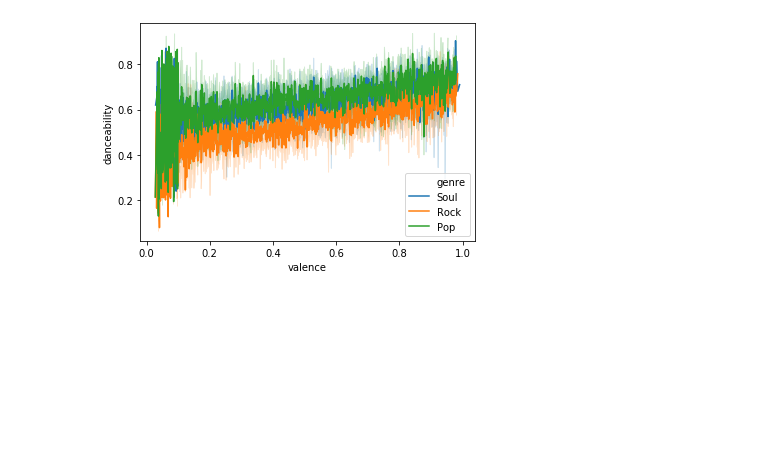
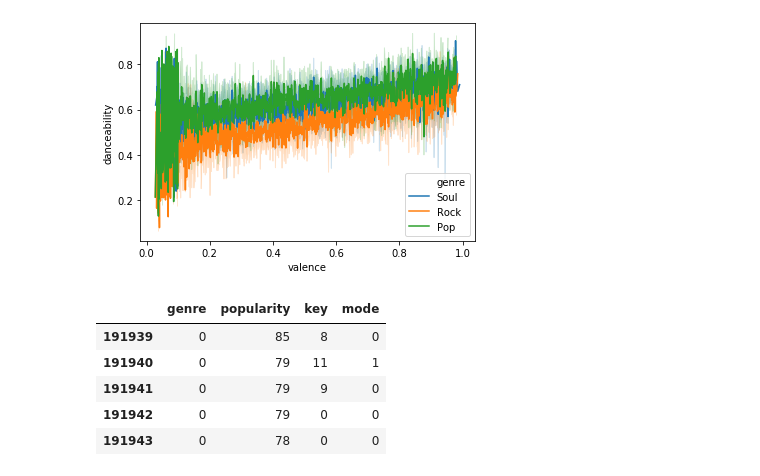
Before and after one commit to a-camarillo/genre_classification, a Jupyter notebook: EDA/EDA.ipynb, the cells around one changed output. Cells and saved outputs as stored; diff of their text form; code cells hidden in the pictures; blank space fills up the shorter version.

```diff
--- a/EDA/EDA.ipynb
+++ b/EDA/EDA.ipynb
@@ -240,3 +240,28 @@ sns.lineplot(x=joint['valence'],y=joint['danceability'],hue=joint['genre'])
 # %% [output]
 <matplotlib.axes._subplots.AxesSubplot at 0x...>
 [figure]
+# %%
+f1 = dig[['genre','popularity','key','mode']]
+# %%
+f1 = f1.replace({'C':0,
+                 'C#':1,
+                 'D':2,
+                 'D#':3,
+                 'E':4,
+                 'F':5,
+                 'F#':6,
+                 'G':7,
+                 'G#':8,
+                 'A':9,
+                 'A#':10,
+                 'B':11,
+                 'Major':0,
+                 'Minor':1})
+f1.head()
+# %% [output]
+|  | genre | popularity | key | mode |
+| 191939 | 0 | 85 | 8 | 0 |
+| 191940 | 0 | 79 | 11 | 1 |
+| 191941 | 0 | 79 | 9 | 0 |
+| 191942 | 0 | 79 | 0 | 0 |
+| 191943 | 0 | 78 | 0 | 0 |
```
Also changed, not shown: parts of 3 cells of this notebook, 3 other files.
